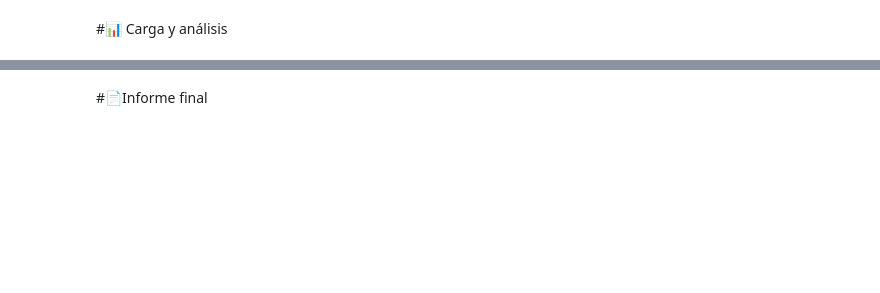
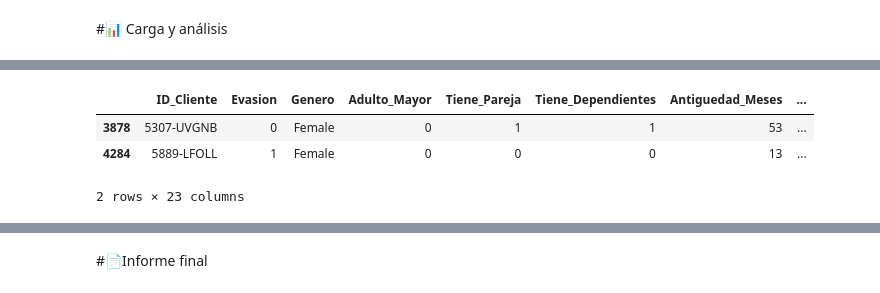
Before and after one commit to yaramirezte/TelecomX_LATAM, a Jupyter notebook: TelecomX_LATAM.ipynb, the cells around one changed output, grey strips where cells are left out. Drawn from its saved outputs; the diff is of its cells as text; code cells hidden in the pictures; blank space fills up the shorter version.

```diff
--- a/TelecomX_LATAM.ipynb
+++ b/TelecomX_LATAM.ipynb
@@ -538,0 +803,7 @@ Name: count, dtype: int64
+# %%
+df.sample(2)
+# %% [output]
+|  | ID_Cliente | Evasion | Genero | Adulto_Mayor | Tiene_Pareja | Tiene_Dependientes | Antiguedad_Meses | ... |
+| 3878 | 5307-UVGNB | 0 | Female | 0 | 1 | 1 | 53 | ... |
+| 4284 | 5889-LFOLL | 1 | Female | 0 | 0 | 0 | 13 | ... |
+2 rows × 23 columns
```
Also changed, not shown: parts of 38 cells of this notebook.
